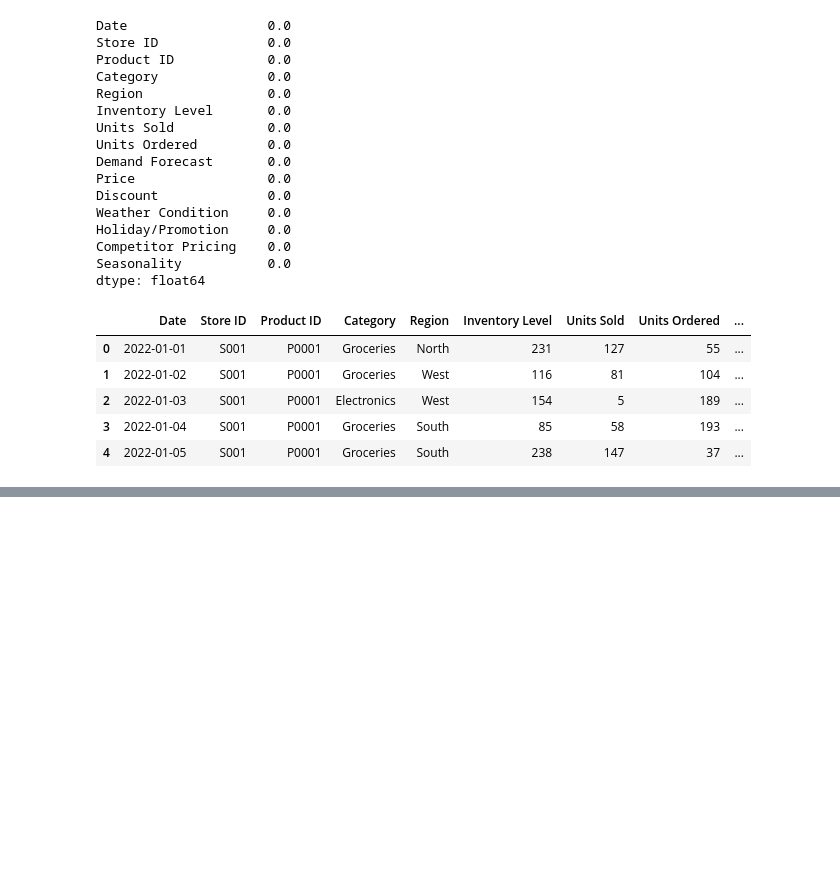
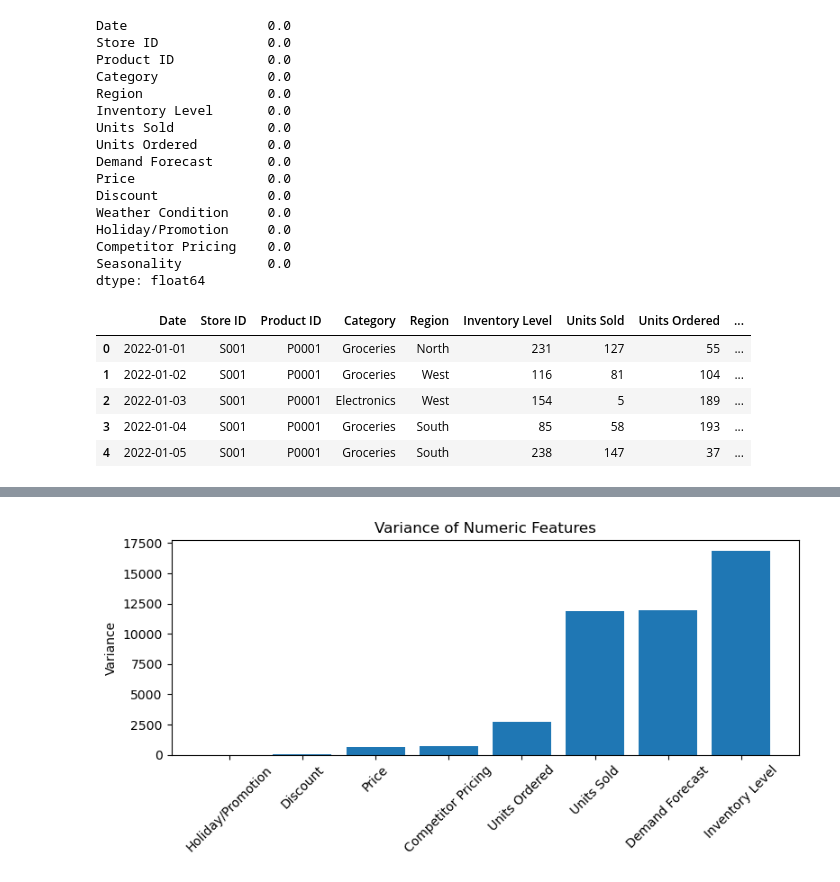
Before and after one commit to JihoJun2882/Problem-Analysis-Workshop-4, a Jupyter notebook: DimensionalityReduction_Workshop.ipynb, the cells around one changed output, grey strips where cells are left out. Saved outputs shown, nothing was run; the diff lists cells and outputs as text; code cells hidden in the pictures; blank space fills up the shorter version.

```diff
--- a/DimensionalityReduction_Workshop.ipynb
+++ b/DimensionalityReduction_Workshop.ipynb
@@ -144,0 +187,3 @@ df.head()
+# %%
+numeric_cols = df.select_dtypes(include=[np.number]).columns.tolist()
+numeric_cols
@@ -144,0 +201,5 @@ df.head()
+# %%
+variance = df[numeric_cols].var().sort_values()
+variance_df = variance.reset_index()
+variance_df.columns = ["Numeric_Column", "Variance"]
+variance_df
@@ -144,0 +224,10 @@ df.head()
+# %%
+plt.figure(figsize=(8, 4))
+plt.bar(variance_df["Numeric_Column"], variance_df["Variance"])
+plt.xticks(rotation=45)
+plt.ylabel("Variance")
+plt.title("Variance of Numeric Features")
+plt.tight_layout()
+plt.show()
+# %% [output]
+[figure, added]
```
Also changed, not shown: parts of 24 cells of this notebook, 1 other file.
